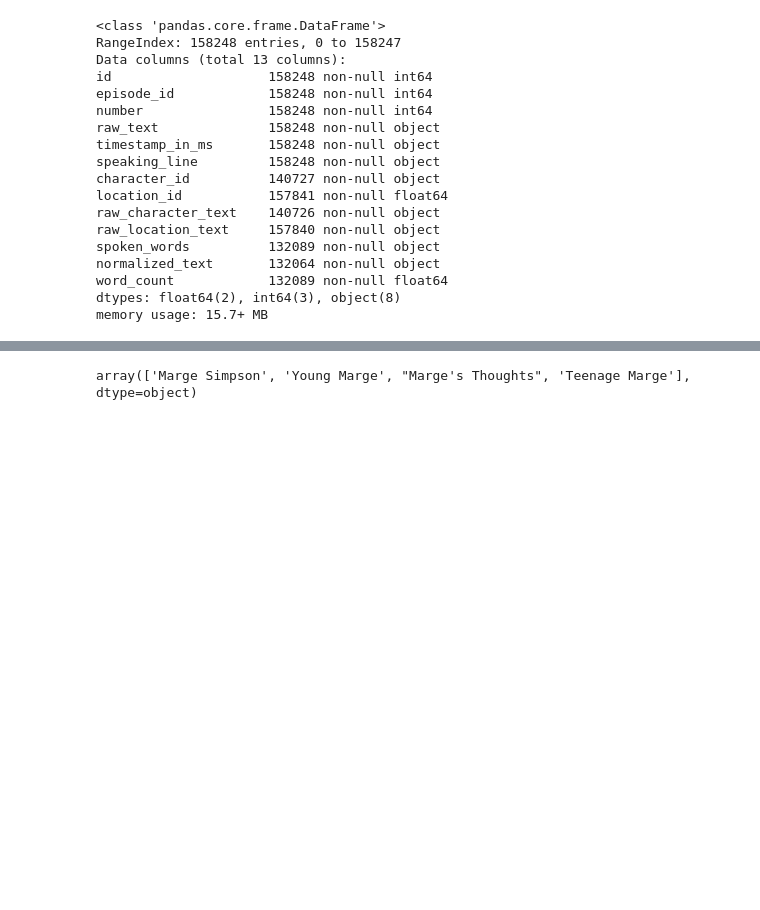
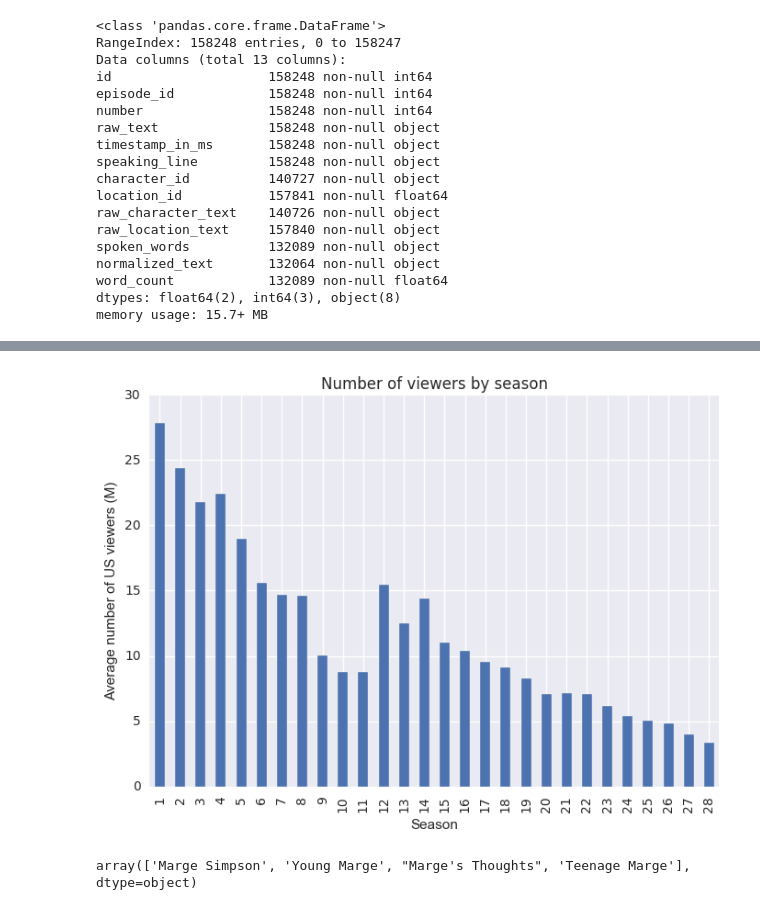
Before and after one commit to davidjwiner/simpsons_analysis, a Jupyter notebook: simpsons_analysis.ipynb, the cells around one changed output, grey strips where cells are left out. Saved outputs shown, nothing was run; the diff lists cells and outputs as text; code cells hidden in the pictures; blank space fills up the shorter version.

```diff
--- a/simpsons_analysis.ipynb
+++ b/simpsons_analysis.ipynb
@@ -96,3 +103,15 @@ for var in by_season_vars:
+# %%
+# Prettify US viewers in millions
+
+plt.figure()
+seasons_grouped.mean()['us_viewers_in_millions'].plot(kind='bar')
+plt.xlabel('Season')
+plt.ylabel('Average number of US viewers (M)')
+plt.title('Number of viewers by season')
+plt.savefig('viewers_by_season.png', format='png', dpi=200)
+plt.show()
+# %% [output]
+[figure, added]
 # %%
 # Check for unique characters
 
```
Also changed, not shown: parts of 7 cells of this notebook, 6 other files.
